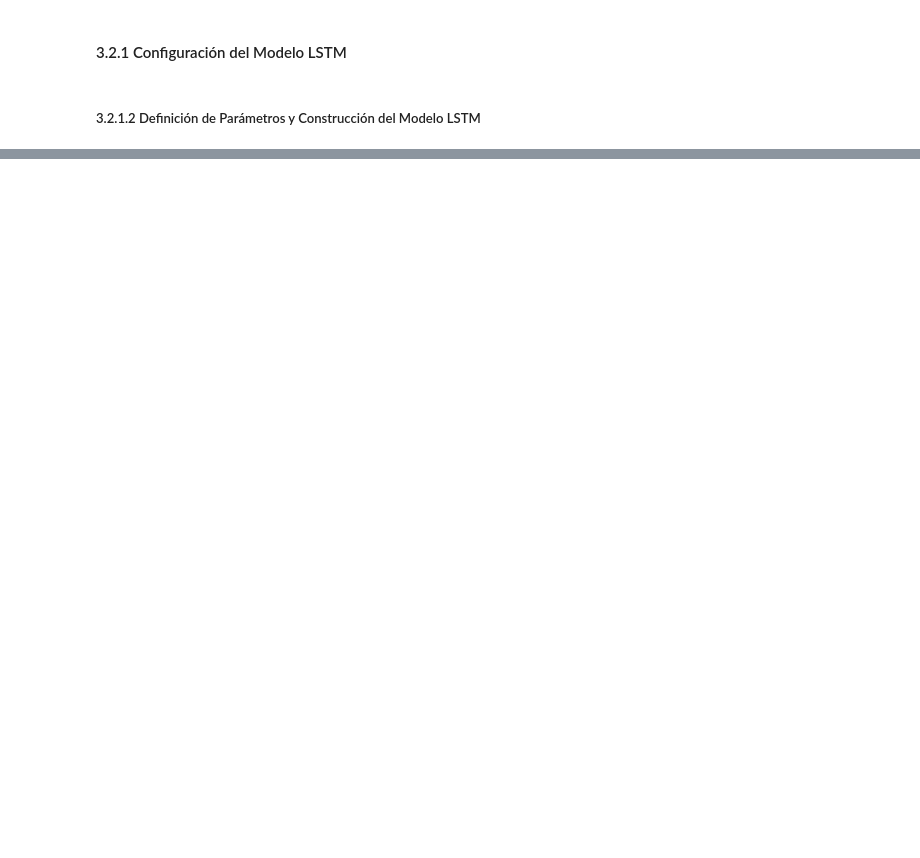
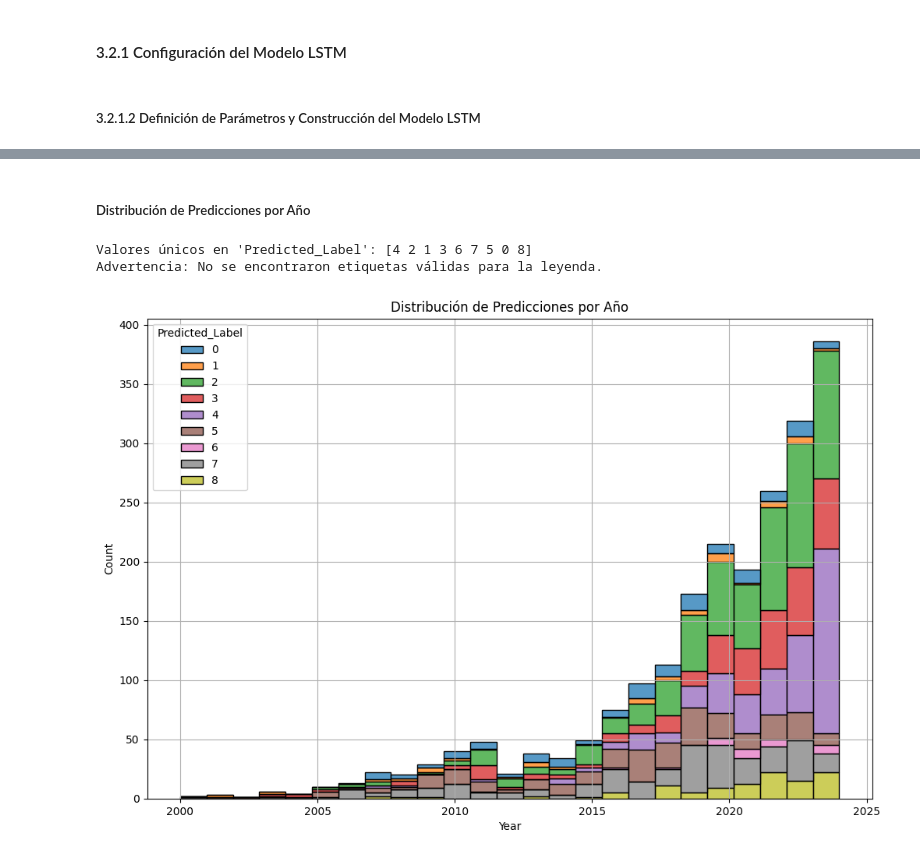
Before and after one commit to Dreamer97JB/M_ML_DL_CUDA_RNN_, a Jupyter notebook: Script/tourism_clasificator.ipynb, the cells around one changed output, grey strips where cells are left out. Saved outputs shown, nothing was run; the diff lists cells and outputs as text; code cells hidden in the pictures; blank space fills up the shorter version.

```diff
--- a/Script/tourism_clasificator.ipynb
+++ b/Script/tourism_clasificator.ipynb
@@ -1937,0 +2050,37 @@ ValueError: Las longitudes del DataFrame y las predicciones no coinciden.
+# %% [markdown]
+##### Distribución de Predicciones por Año
+# %%
+import matplotlib.pyplot as plt
+import seaborn as sns
+
+# Verificar valores únicos en 'Predicted_Label'
+print("Valores únicos en 'Predicted_Label':", results_df["Predicted_Label"].unique())
+
+# Gráfica de distribución de temas por año
+plt.figure(figsize=(12, 8))
+hist_plot = sns.histplot(
+    data=results_df,
+    x="Year",
+    hue="Predicted_Label",
+    multiple="stack",
+    bins=25,
+    palette="tab10"
+)
+
+plt.title("Distribución de Predicciones por Año")
+plt.xlabel("Year")
+plt.ylabel("Count")
+
+# Añadir una leyenda manualmente
+handles, labels = hist_plot.get_legend_handles_labels()
+if handles and labels:  # Asegurarse de que haya algo que agregar a la leyenda
+    plt.legend(handles=handles, labels=labels, title="Predicted Topic", loc="upper right")
+else:
+    print("Advertencia: No se encontraron etiquetas válidas para la leyenda.")
+
+plt.grid(True)
+plt.show()
+# %% [output]
+Valores únicos en 'Predicted_Label': [4 2 1 3 6 7 5 0 8]
+Advertencia: No se encontraron etiquetas válidas para la leyenda.
+[figure, added]
```
Also changed, not shown: parts of 27 cells of this notebook, 7 other files.
